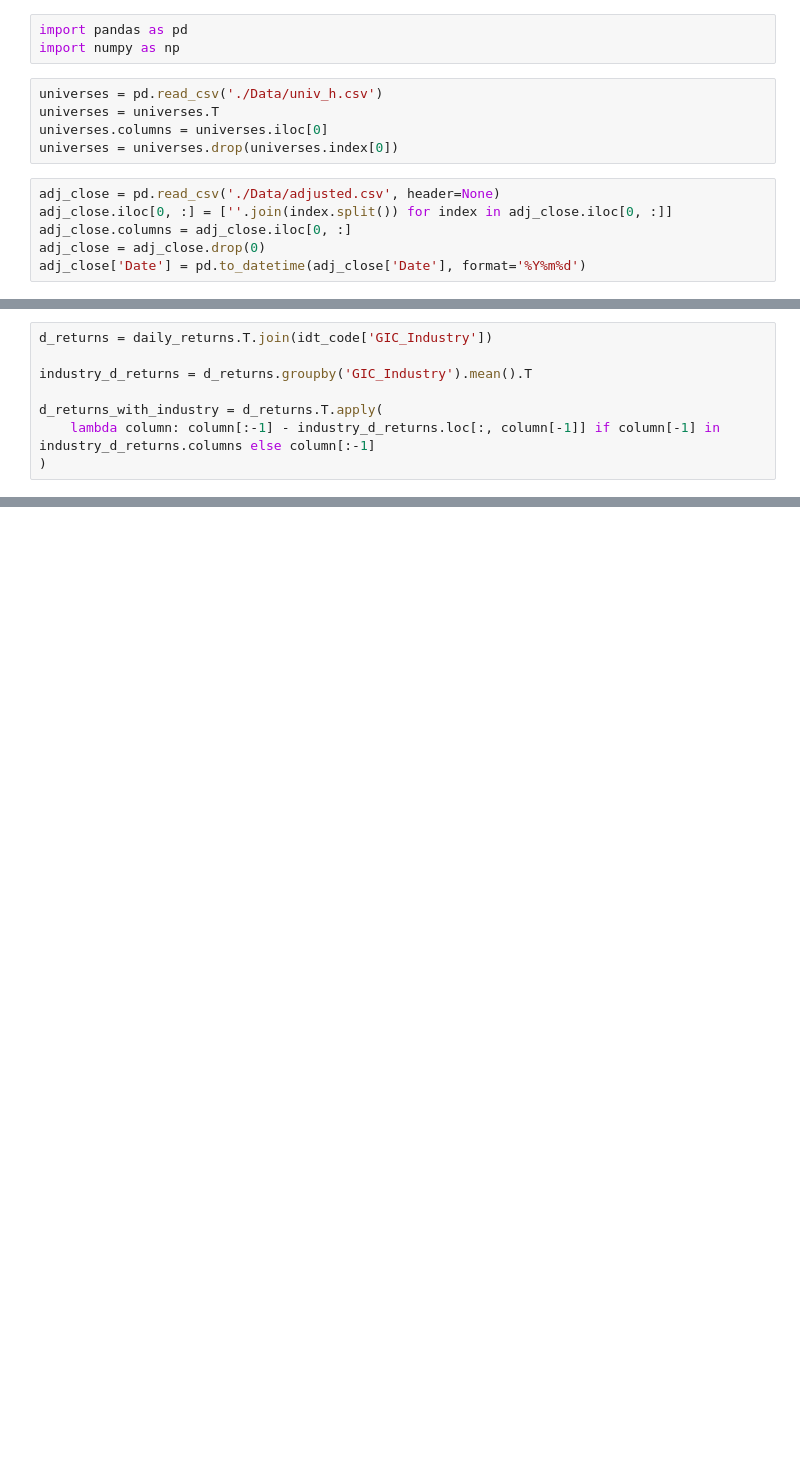
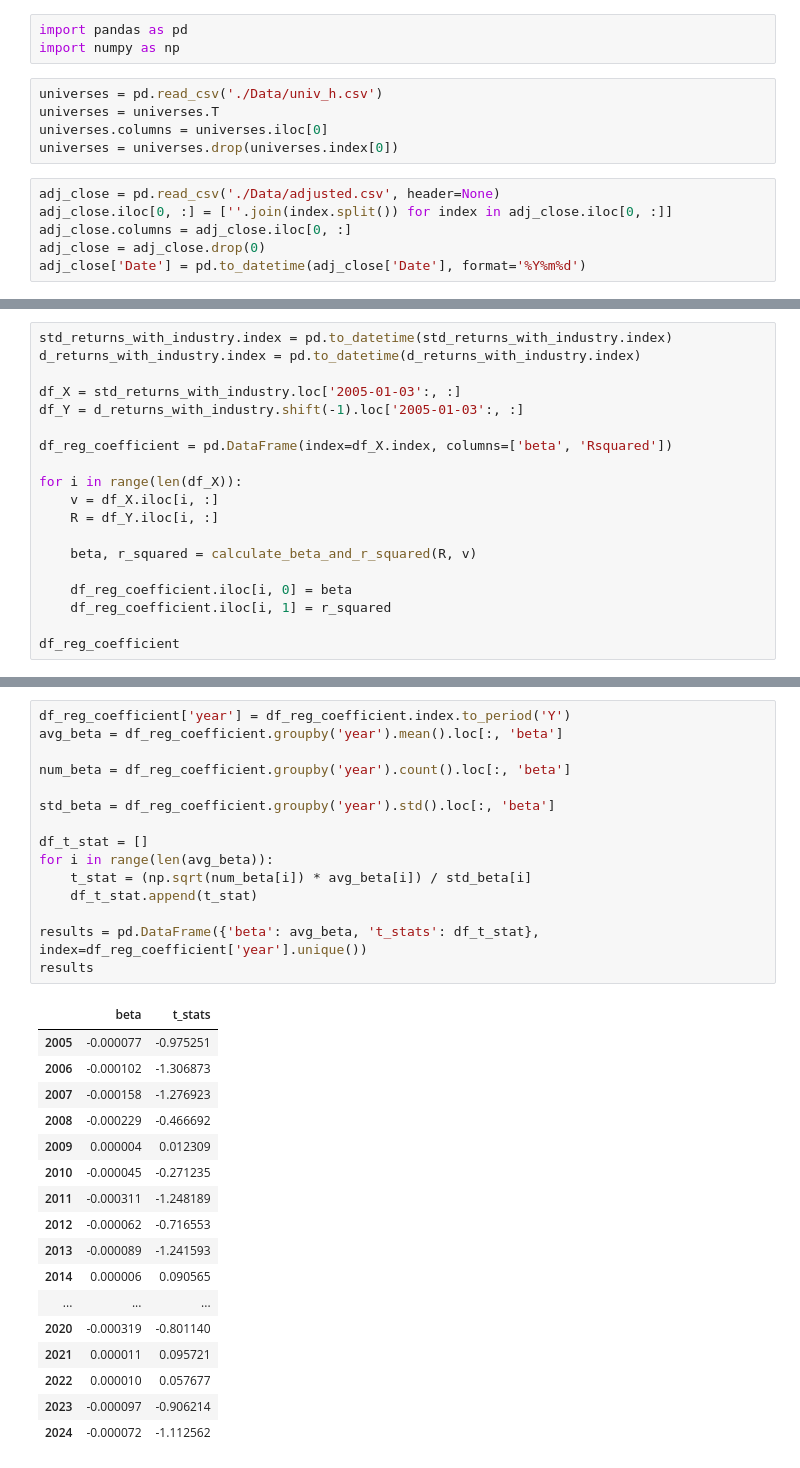
Before and after one commit to TravelerAnna/Intro_Quant_Investing, a Jupyter notebook: assignment_2.ipynb, the cells around one changed output, grey strips where cells are left out. Saved outputs shown, nothing was run; the diff lists cells and outputs as text; blank space fills up the shorter version.

```diff
--- a/assignment_2.ipynb
+++ b/assignment_2.ipynb
@@ -50,8 +57,0 @@ std_returns_with_industry = std_returns_with_industry.T.apply(
-# %%
-d_returns = daily_returns.T.join(idt_code['GIC_Industry'])
-
-industry_d_returns = d_returns.groupby('GIC_Industry').mean().T
-
-d_returns_with_industry = d_returns.T.apply(
-    lambda column: column[:-1] - industry_d_returns.loc[:, column[-1]] if column[-1] in industry_d_returns.columns else column[:-1]
-)
@@ -98,0 +121,19 @@ reg_coefficient
+# %%
+std_returns_with_industry.index = pd.to_datetime(std_returns_with_industry.index)
+d_returns_with_industry.index = pd.to_datetime(d_returns_with_industry.index)
+
+df_X = std_returns_with_industry.loc['2005-01-03':, :]
+df_Y = d_returns_with_industry.shift(-1).loc['2005-01-03':, :]
+
+df_reg_coefficient = pd.DataFrame(index=df_X.index, columns=['beta', 'Rsquared'])
+
+for i in range(len(df_X)):
+    v = df_X.iloc[i, :]
+    R = df_Y.iloc[i, :]
+
+    beta, r_squared = calculate_beta_and_r_squared(R, v)
+
+    df_reg_coefficient.iloc[i, 0] = beta
+    df_reg_coefficient.iloc[i, 1] = r_squared
+
+df_reg_coefficient
@@ -98,0 +156,33 @@ reg_coefficient
+# %%
+df_reg_coefficient['year'] = df_reg_coefficient.index.to_period('Y')
+avg_beta = df_reg_coefficient.groupby('year').mean().loc[:, 'beta']
+
+num_beta = df_reg_coefficient.groupby('year').count().loc[:, 'beta']
+
+std_beta = df_reg_coefficient.groupby('year').std().loc[:, 'beta']
+
+df_t_stat = []
+for i in range(len(avg_beta)):
+    t_stat = (np.sqrt(num_beta[i]) * avg_beta[i]) / std_beta[i]
+    df_t_stat.append(t_stat)
+
+results = pd.DataFrame({'beta': avg_beta, 't_stats': df_t_stat}, index=df_reg_coefficient['year'].unique())
+results
+# %% [output]
+|  | beta | t_stats |
+| 2005 | -0.000077 | -0.975251 |
+| 2006 | -0.000102 | -1.306873 |
+| 2007 | -0.000158 | -1.276923 |
+| 2008 | -0.000229 | -0.466692 |
+| 2009 | 0.000004 | 0.012309 |
+| 2010 | -0.000045 | -0.271235 |
+| 2011 | -0.000311 | -1.248189 |
+| 2012 | -0.000062 | -0.716553 |
+| 2013 | -0.000089 | -1.241593 |
+| 2014 | 0.000006 | 0.090565 |
+| ... | ... | ... |
+| 2020 | -0.000319 | -0.801140 |
+| 2021 | 0.000011 | 0.095721 |
+| 2022 | 0.000010 | 0.057677 |
+| 2023 | -0.000097 | -0.906214 |
+| 2024 | -0.000072 | -1.112562 |
```
Also changed, not shown: parts of 21 cells of this notebook.
